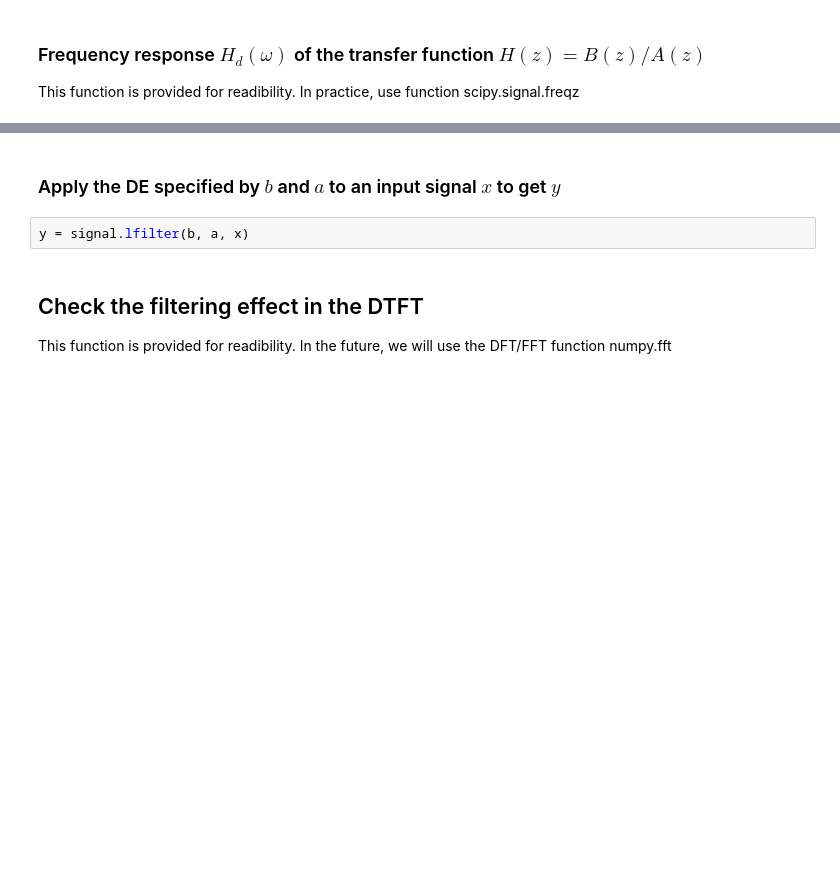
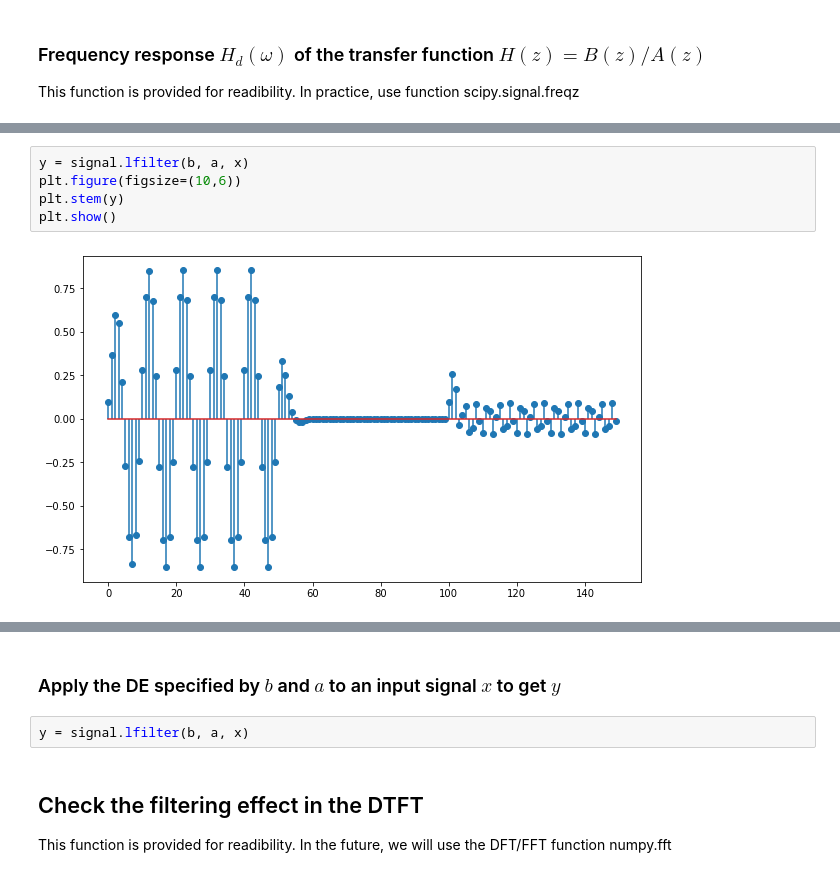
Before and after one commit to hthieu166/ece310-demos, a Jupyter notebook: demo_filtering.ipynb, the cells around one changed output, grey strips where cells are left out. Saved outputs shown, nothing was run; the diff lists cells and outputs as text; blank space fills up the shorter version.

```diff
--- a/demo_filtering.ipynb
+++ b/demo_filtering.ipynb
@@ -84,0 +116,7 @@ Text(0.5, 1.0, '$|H_d(\\omega)|$')
+# %%
+y = signal.lfilter(b, a, x)
+plt.figure(figsize=(10,6))
+plt.stem(y)
+plt.show()
+# %% [output]
+[figure, added]
```
Also changed, not shown: parts of 22 cells of this notebook.
